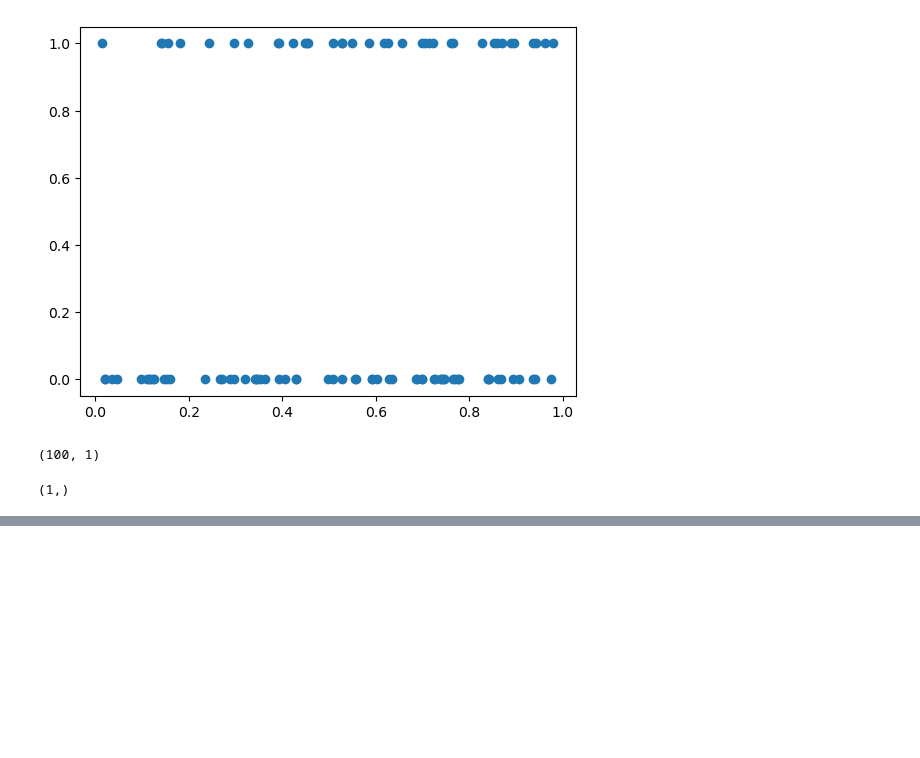
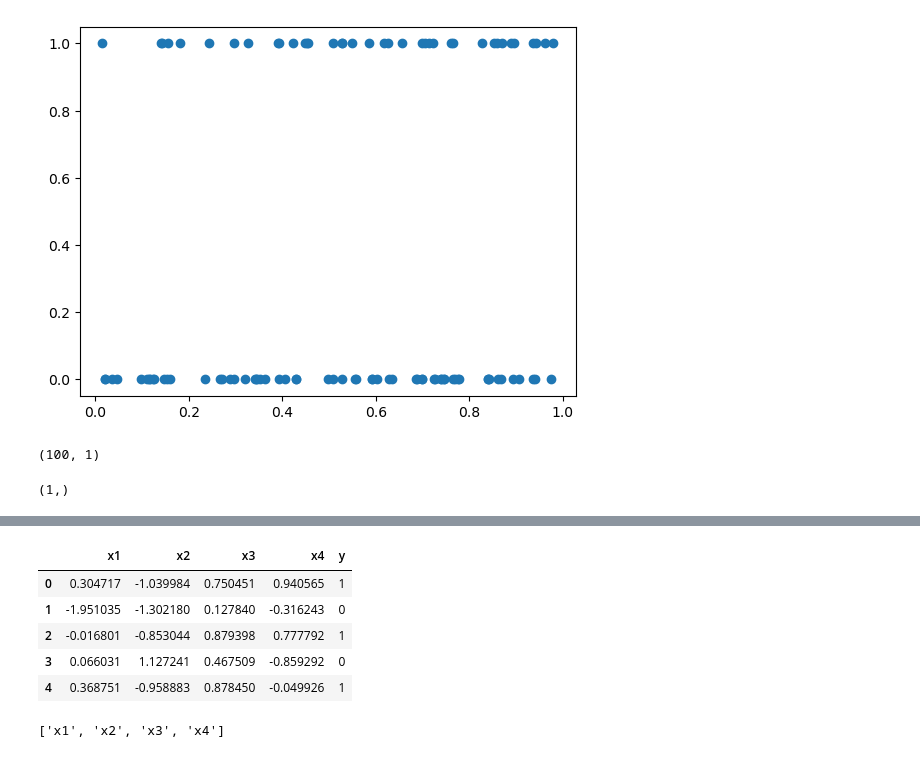
Before and after one commit to paarthmadan29/everything-from-scratch, a Jupyter notebook: 01-classical-ml/dummy.ipynb, the cells around one changed output, grey strips where cells are left out. Saved outputs shown, nothing was run; the diff lists cells and outputs as text; code cells hidden in the pictures; blank space fills up the shorter version.

```diff
--- a/01-classical-ml/dummy.ipynb
+++ b/01-classical-ml/dummy.ipynb
@@ -63,0 +61,10 @@ X_train = train[0]
+# %%
+data = pd.read_csv("./data/dummy_logreg_data.csv")
+data.head()
+# %% [output]
+|  | x1 | x2 | x3 | x4 | y |
+| 0 | 0.304717 | -1.039984 | 0.750451 | 0.940565 | 1 |
+| 1 | -1.951035 | -1.302180 | 0.127840 | -0.316243 | 0 |
+| 2 | -0.016801 | -0.853044 | 0.879398 | 0.777792 | 1 |
+| 3 | 0.066031 | 1.127241 | 0.467509 | -0.859292 | 0 |
+| 4 | 0.368751 | -0.958883 | 0.878450 | -0.049926 | 1 |
@@ -63,0 +73,10 @@ X_train = train[0]
+# %%
+"""
+OR function
+0, 1, -> 1
+1, 0 -> 1
+1, 1 -> 1
+0, 0 -> 0
+"""
+# %% [output]
+['x1', 'x2', 'x3', 'x4']
```
Also changed, not shown: parts of 36 cells of this notebook.
